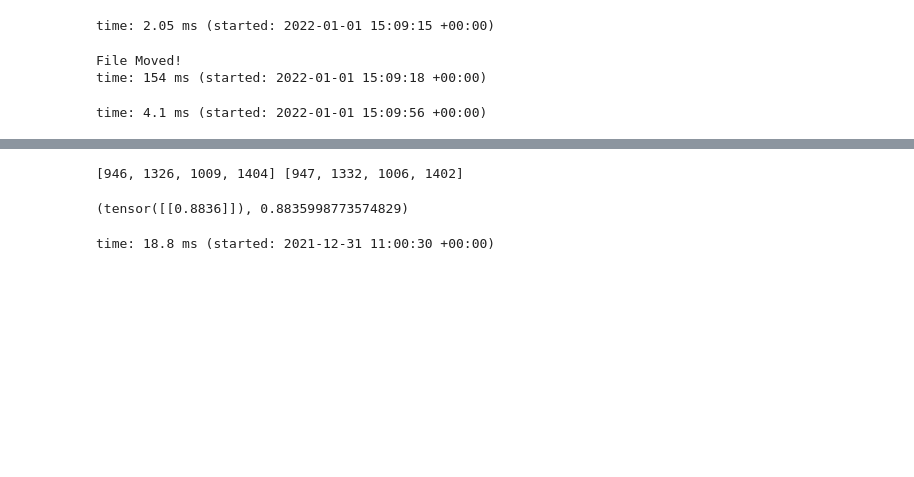
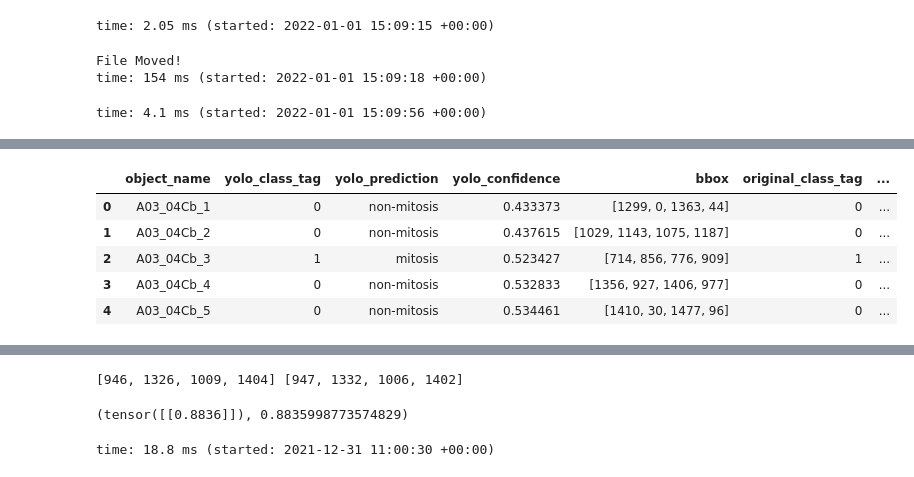
Before and after one commit to akp3210/Mitosis-Detection-, a Jupyter notebook: Mitosis_Det_YOLOv5.ipynb, the cells around one changed output, grey strips where cells are left out. Saved outputs shown, nothing was run; the diff lists cells and outputs as text; code cells hidden in the pictures; blank space fills up the shorter version.

```diff
--- a/Mitosis_Det_YOLOv5.ipynb
+++ b/Mitosis_Det_YOLOv5.ipynb
@@ -632,3 +681,0 @@ time: 46.9 ms (started: 2022-01-01 15:08:37 +00:00)
-# %%
-for index,row in df_yolo_detected[:1].iterrows():
-  print("ind",index,"\nrow",row)
@@ -682,8 +739,8 @@ def move_files(old_FilePath, new_FilePath): # move all files one folder to anoth
 # %% [output]
 time: 4.1 ms (started: 2022-01-01 15:09:56 +00:00)
 # %%
-df_info = df_yolo_detected[["object_name","yolo_class_tag","yolo_prediction","yolo_confidence","bbox"]].copy()
-df_info
+df_info_train = df_yolo_train[["object_name","yolo_class_tag","yolo_prediction","yolo_confidence","bbox"]].copy()
+df_info_train
 # %% [output]
 |  | object_name | yolo_class_tag | yolo_prediction | yolo_confidence | bbox |
 | 0 | A03_00Bc_1 | 0 | non-mitosis | 0.446952 | [476, 404, 531, 465] |
@@ -718,11 +793,11 @@ train_detected_label_path = "/content/yolov5/runs/detect/exp3/labels/"
 converted_train_label_path = "/content/train/pixel_labels/"
 train_image_path = "/content/train/images/"
 train_label_path = "/content/train/labels/"
-detected_object_path  = "/content/train_detected_objects/"
+train_detected_objects_path  = "/content/train_detected_objects/"
 
 class_dict={"1":"mitosis", "0":"non-mitosis"}
-MitosisPath  = detected_object_path + "mitosis"
-nonMitosisPath = detected_object_path + "non-mitosis"
+MitosisPath  = train_detected_objects_path + "mitosis"
+nonMitosisPath = train_detected_objects_path + "non-mitosis"
 #if (not os.path.exists(MitosisPath)) and (not os.path.exists(nonMitosisPath))
 remove_folder(MitosisPath)
 remove_folder(nonMitosisPath)
@@ -731,9 +806,9 @@ os.mkdir(nonMitosisPath)
 
 width, height =  1539, 1376
 l=[]
-df_info["original_class_tag"] = None
-df_info["original_class"] = None
-for index, row in df_yolo_detected.iterrows():
+df_info_train["original_class_tag"] = None
+df_info_train["original_class"] = None
+for index, row in df_yolo_train.iterrows():
   coord_a = row["bbox"] # detected object coordinate
   file_name = row["src_image_name"]
   file_path = converted_train_label_path + file_name + ".txt"
@@ -756,7 +831,7 @@ for index, row in df_yolo_detected.iterrows():
       print(" O K ")
       l.append(row["object_name"])
       object_filename = row["object_name"]
-      oldPath = detected_object_path + object_filename + ".jpg"
+      oldPath = train_detected_objects_path + object_filename + ".jpg"
       if label[0]==1:
         move_folder(oldPath, MitosisPath)
       elif label[0]==0:
@@ -767,8 +842,8 @@ for index, row in df_yolo_detected.iterrows():
       #dict = {"original_class_tag":label[0],
        #       "original_class":object_dict[label[0]]}
 
-      df_info.loc[df_info["object_name"]==object_filename, "original_class_tag"] = label[0]
-      df_info.loc[df_info["object_name"]==object_filename, "original_class"] = object_dict[label[0]]
+      df_info_train.loc[df_info_train["object_name"]==object_filename, "original_class_tag"] = label[0]
+      df_info_train.loc[df_info_train["object_name"]==object_filename, "original_class"] = object_dict[label[0]]
 
       '''#dict = {"object_filename": row["object_name"],
               "class_tag":
@@ -797,0 +948,9 @@ time: 28.4 ms (started: 2022-01-01 15:45:00 +00:00)
+# %%
+df_info_valid.head()
+# %% [output]
+|  | object_name | yolo_class_tag | yolo_prediction | yolo_confidence | bbox | original_class_tag | ... |
+| 0 | A03_04Cb_1 | 0 | non-mitosis | 0.433373 | [1299, 0, 1363, 44] | 0 | ... |
+| 1 | A03_04Cb_2 | 0 | non-mitosis | 0.437615 | [1029, 1143, 1075, 1187] | 0 | ... |
+| 2 | A03_04Cb_3 | 1 | mitosis | 0.523427 | [714, 856, 776, 909] | 1 | ... |
+| 3 | A03_04Cb_4 | 0 | non-mitosis | 0.532833 | [1356, 927, 1406, 977] | 0 | ... |
+| 4 | A03_04Cb_5 | 0 | non-mitosis | 0.534461 | [1410, 30, 1477, 96] | 0 | ... |
```
Also changed, not shown: parts of 28 cells of this notebook.
